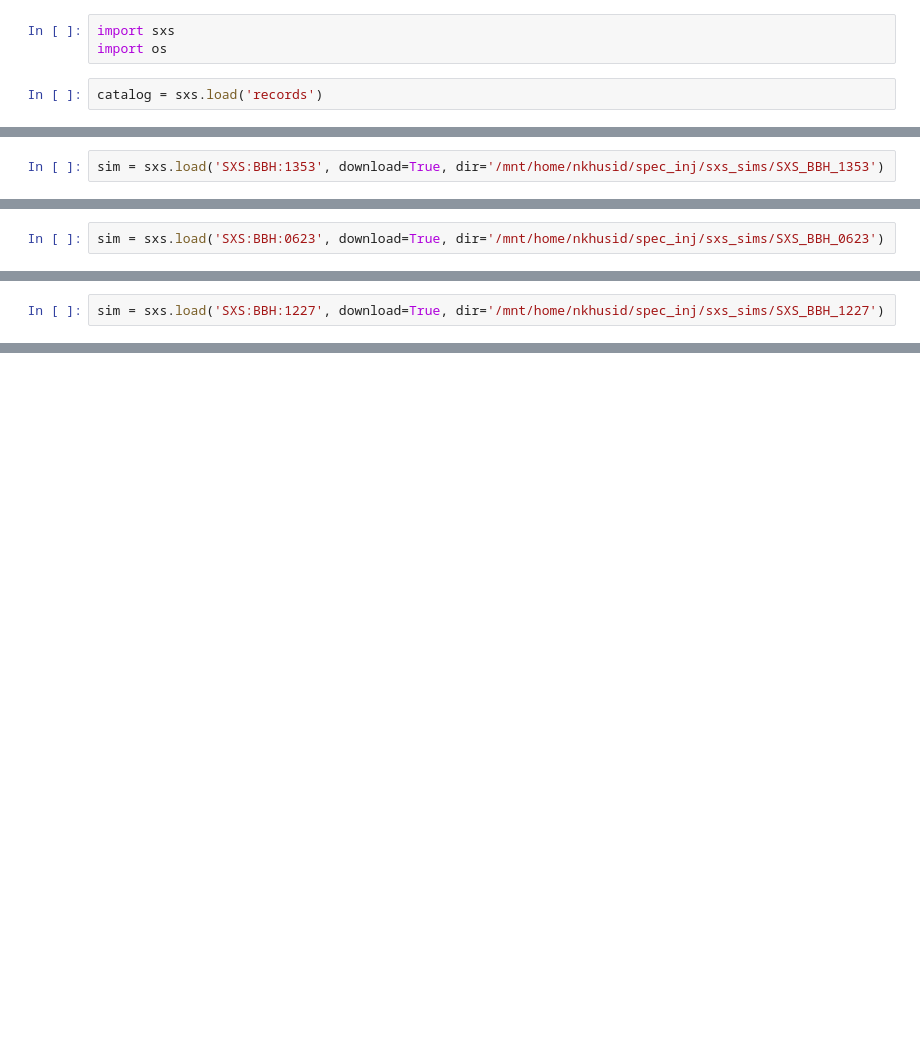
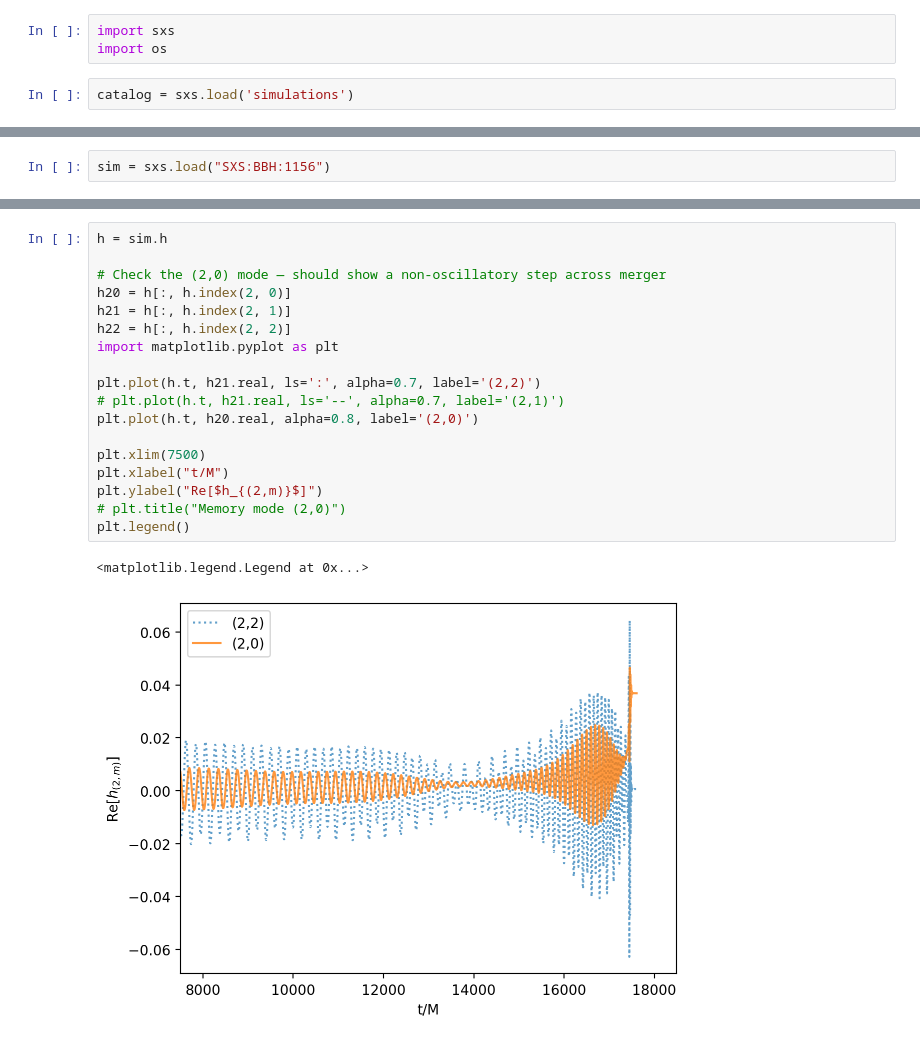
Before and after one commit to nkhusid/spectroscopic_injections, a Jupyter notebook: data/sxs_sims/fetch_sims.ipynb, the cells around one changed output, grey strips where cells are left out. Cells and saved outputs as stored; diff of their text form; blank space fills up the shorter version.

```diff
--- a/data/sxs_sims/fetch_sims.ipynb
+++ b/data/sxs_sims/fetch_sims.ipynb
@@ -2,5 +5,5 @@
 import sxs
 import os
 # %%
-catalog = sxs.load('records')
+catalog = sxs.load('simulations')
 # %% [output]
@@ -22,5 +16,5 @@ RuntimeError: Failed to download 'https://data.black-holes.org/catalog.json'; tr
 # %%
-sim = sxs.load('SXS:BBH:1353', download=True, dir='/mnt/home/nkhusid/spec_inj/sxs_sims/SXS_BBH_1353')
+sim = sxs.load("SXS:BBH:1156")
 # %%
 sim.files
 # %% [output]
@@ -124,2 +37,0 @@ Saving to: ‘/mnt/home/nkhusid/spec_inj/sxs_sims/SXS_BBH_1353/Lev2:Strain_N2.h5
-# %%
-sim = sxs.load('SXS:BBH:0623', download=True, dir='/mnt/home/nkhusid/spec_inj/sxs_sims/SXS_BBH_0623')
@@ -206,2 +37,0 @@ Saving to: ‘/mnt/home/nkhusid/spec_inj/sxs_sims/SXS_BBH_0623/Lev2:Horizons.h5
-# %%
-sim = sxs.load('SXS:BBH:1227', download=True, dir='/mnt/home/nkhusid/spec_inj/sxs_sims/SXS_BBH_1227')
@@ -289,0 +62,21 @@ Saving to: ‘/mnt/home/nkhusid/spec_inj/sxs_sims/SXS_BBH_1227/Lev2:Strain_N2.h5
+# %%
+h = sim.h
+
+# Check the (2,0) mode — should show a non-oscillatory step across merger
+h20 = h[:, h.index(2, 0)]
+h21 = h[:, h.index(2, 1)]
+h22 = h[:, h.index(2, 2)]
+import matplotlib.pyplot as plt
+
+plt.plot(h.t, h21.real, ls=':', alpha=0.7, label='(2,2)')
+# plt.plot(h.t, h21.real, ls='--', alpha=0.7, label='(2,1)')
+plt.plot(h.t, h20.real, alpha=0.8, label='(2,0)')
+
+plt.xlim(7500)
+plt.xlabel("t/M")
+plt.ylabel("Re[$h_{(2,m)}$]")
+# plt.title("Memory mode (2,0)")
+plt.legend()
+# %% [output]
+<matplotlib.legend.Legend at 0x...>
+[figure, added]
```
Also changed, not shown: parts of 12 cells of this notebook, 3 other files.
